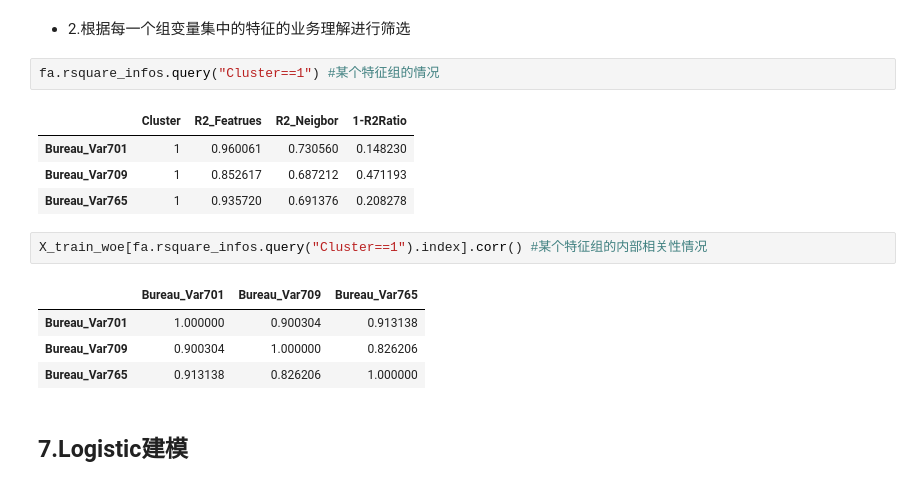
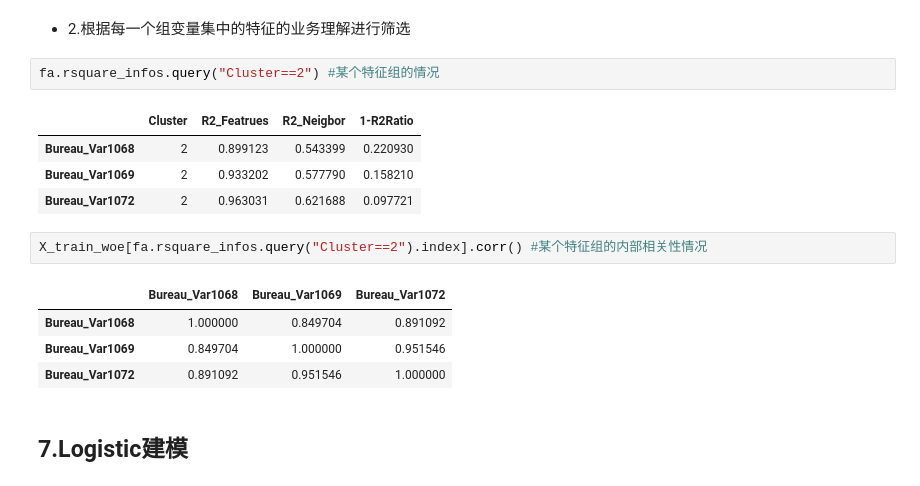
Before and after one commit to zk403/mlearn, a Jupyter notebook: example/4.经典Logistic评分卡.ipynb, the cells around one changed output. Cells and saved outputs as stored; diff of their text form.

```diff
--- a/example/4.经典Logistic评分卡.ipynb
+++ b/example/4.经典Logistic评分卡.ipynb
@@ -615,19 +615,19 @@ X_test_woe_fa=fa.transform(X_test_woe)
 
 + 2.根据每一个组变量集中的特征的业务理解进行筛选
 # %%
-fa.rsquare_infos.query("Cluster==1") #某个特征组的情况
+fa.rsquare_infos.query("Cluster==2") #某个特征组的情况
 # %% [output]
 |  | Cluster | R2_Featrues | R2_Neigbor | 1-R2Ratio |
-| Bureau_Var701 | 1 | 0.960061 | 0.730560 | 0.148230 |
-| Bureau_Var709 | 1 | 0.852617 | 0.687212 | 0.471193 |
-| Bureau_Var765 | 1 | 0.935720 | 0.691376 | 0.208278 |
+| Bureau_Var1068 | 2 | 0.899123 | 0.543399 | 0.220930 |
+| Bureau_Var1069 | 2 | 0.933202 | 0.577790 | 0.158210 |
+| Bureau_Var1072 | 2 | 0.963031 | 0.621688 | 0.097721 |
 # %%
-X_train_woe[fa.rsquare_infos.query("Cluster==1").index].corr() #某个特征组的内部相关性情况
+X_train_woe[fa.rsquare_infos.query("Cluster==2").index].corr() #某个特征组的内部相关性情况
 # %% [output]
-|  | Bureau_Var701 | Bureau_Var709 | Bureau_Var765 |
-| Bureau_Var701 | 1.000000 | 0.900304 | 0.913138 |
-| Bureau_Var709 | 0.900304 | 1.000000 | 0.826206 |
-| Bureau_Var765 | 0.913138 | 0.826206 | 1.000000 |
+|  | Bureau_Var1068 | Bureau_Var1069 | Bureau_Var1072 |
+| Bureau_Var1068 | 1.000000 | 0.849704 | 0.891092 |
+| Bureau_Var1069 | 0.849704 | 1.000000 | 0.951546 |
+| Bureau_Var1072 | 0.891092 | 0.951546 | 1.000000 |
 # %% [markdown]
 ## 7.Logistic建模
 # %% [markdown]
```
Also changed, not shown: parts of 15 cells of this notebook, 17 other files.
